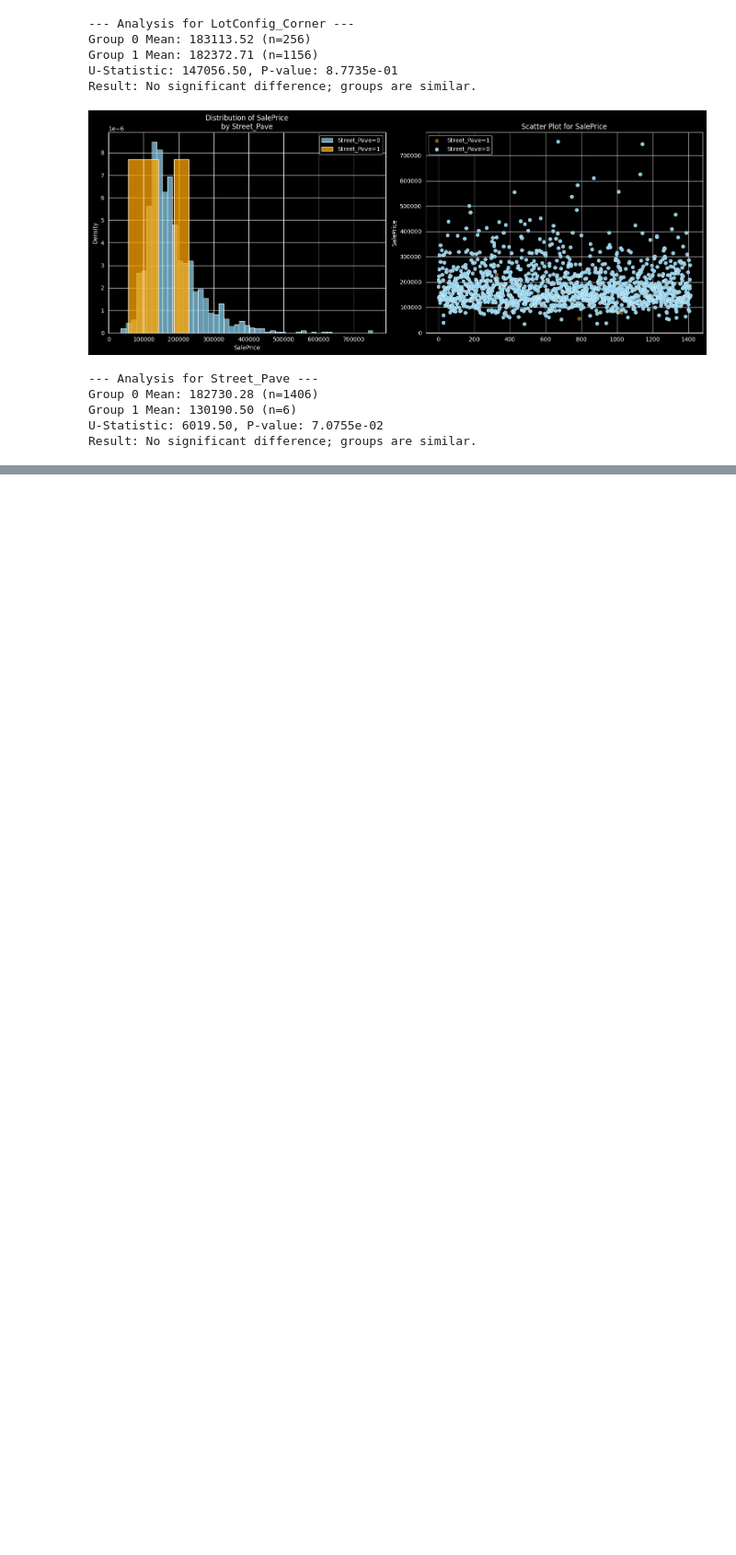
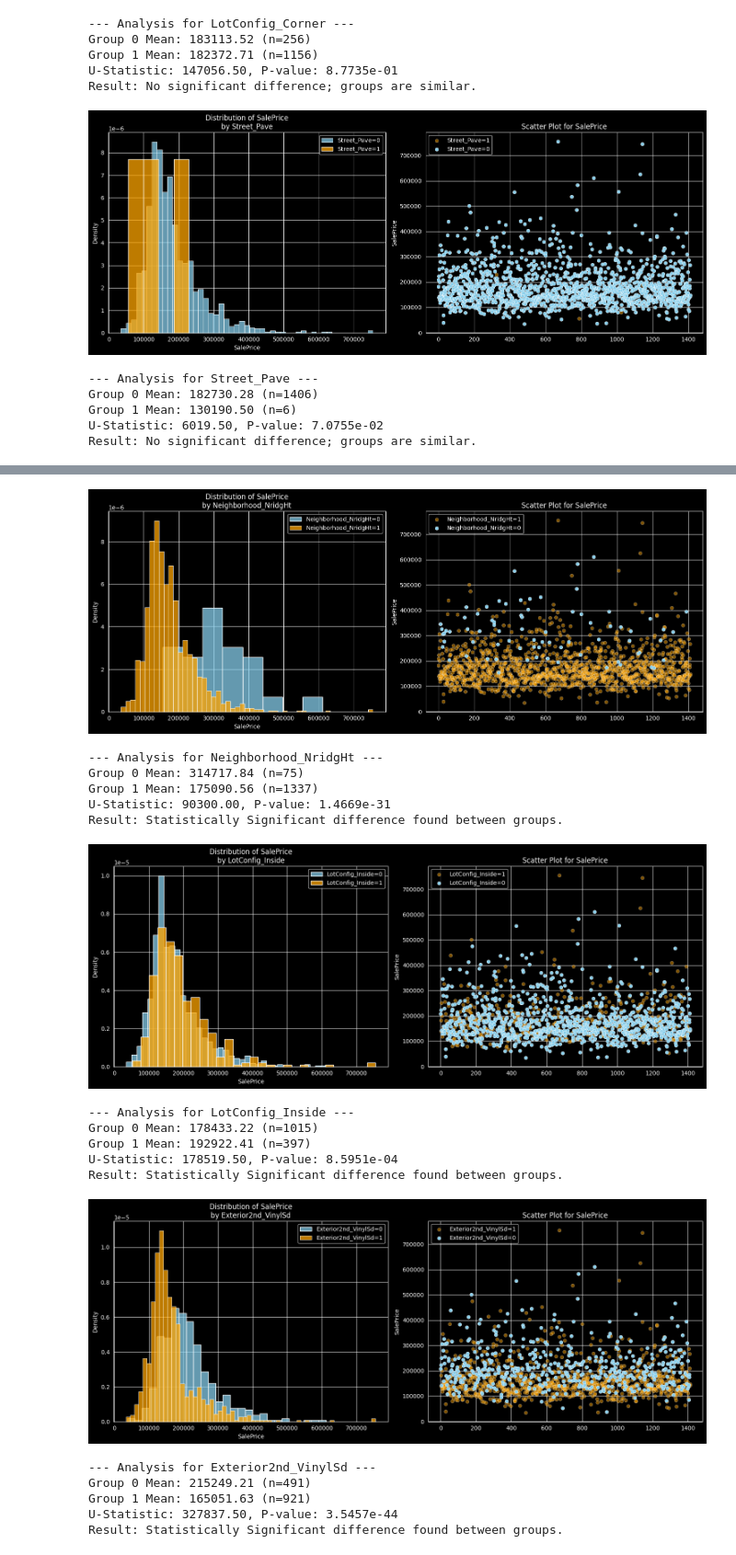
Before and after one commit to xXKeNdAmAmAsTeRXx/House_Prices_project, a Jupyter notebook: 3.1_EDA_binary.ipynb, the cells around one changed output, grey strips where cells are left out. Shown at 92% size. Drawn from its saved outputs; the diff is of its cells as text; code cells hidden in the pictures; blank space fills up the shorter version.

Commit message:
check valid ones

```diff
--- a/3.1_EDA_binary.ipynb
+++ b/3.1_EDA_binary.ipynb
@@ -199,3 +199,25 @@ Result: No significant difference; groups are similar.
 # %%
-np.rand.seed = 42
-idx = np.rand
+rng = np.random.default_rng(42)
+idx = rng.integers(low=0, high=len(valid_features_col), size=5)
+
+for i in idx:
+    analyze_binary_split(X, y, valid_features_col[i], True)
+# %% [output]
+[figure, added]
+--- Analysis for Neighborhood_NridgHt ---
+Group 0 Mean: 314717.84 (n=75)
+Group 1 Mean: 175090.56 (n=1337)
+U-Statistic: 90300.00, P-value: 1.4669e-31
+Result: Statistically Significant difference found between groups.
+[figure, added]
+--- Analysis for LotConfig_Inside ---
+Group 0 Mean: 178433.22 (n=1015)
+Group 1 Mean: 192922.41 (n=397)
+U-Statistic: 178519.50, P-value: 8.5951e-04
+Result: Statistically Significant difference found between groups.
+[figure, added]
+--- Analysis for Exterior2nd_VinylSd ---
+Group 0 Mean: 215249.21 (n=491)
+Group 1 Mean: 165051.63 (n=921)
+U-Statistic: 327837.50, P-value: 3.5457e-44
+Result: Statistically Significant difference found between groups.
```
Also changed, not shown: parts of 2 cells of this notebook.
